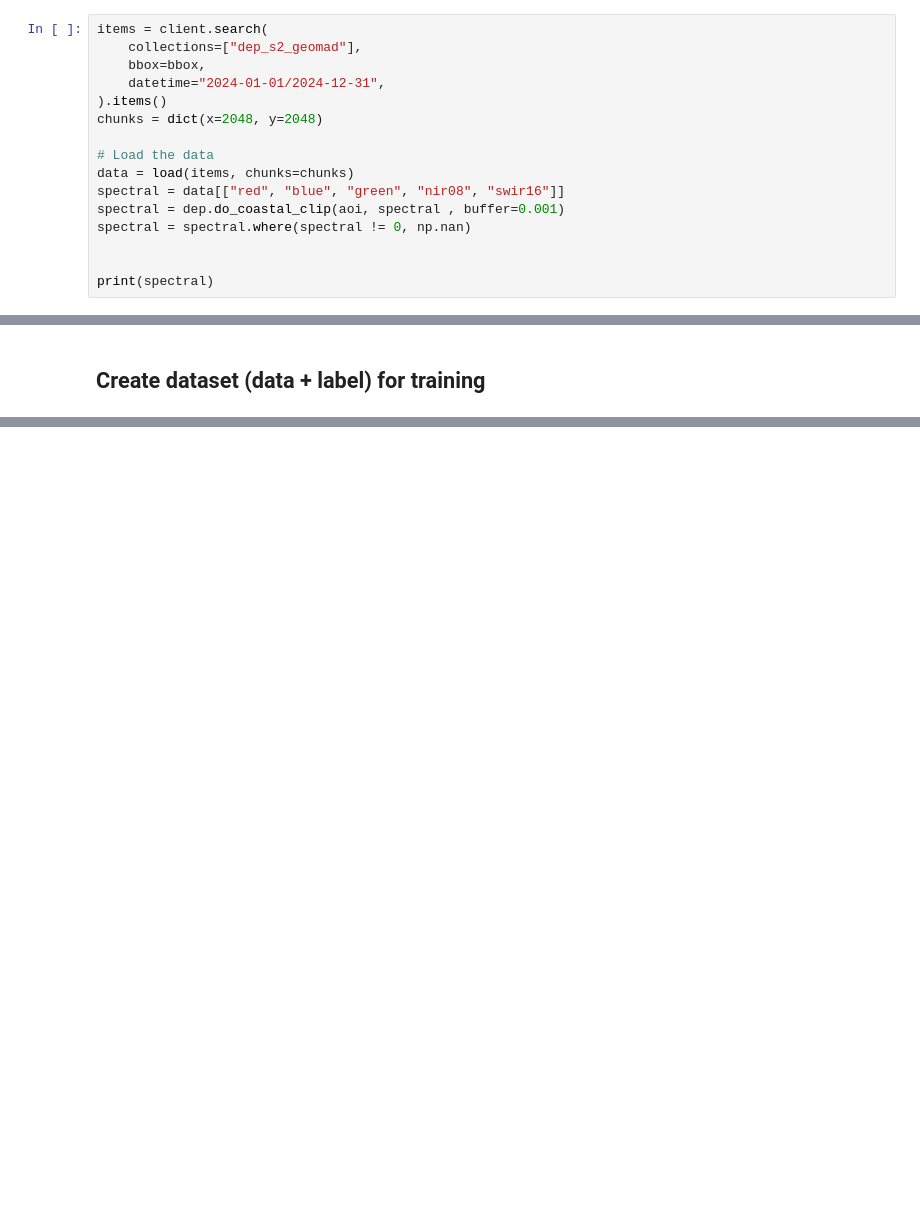
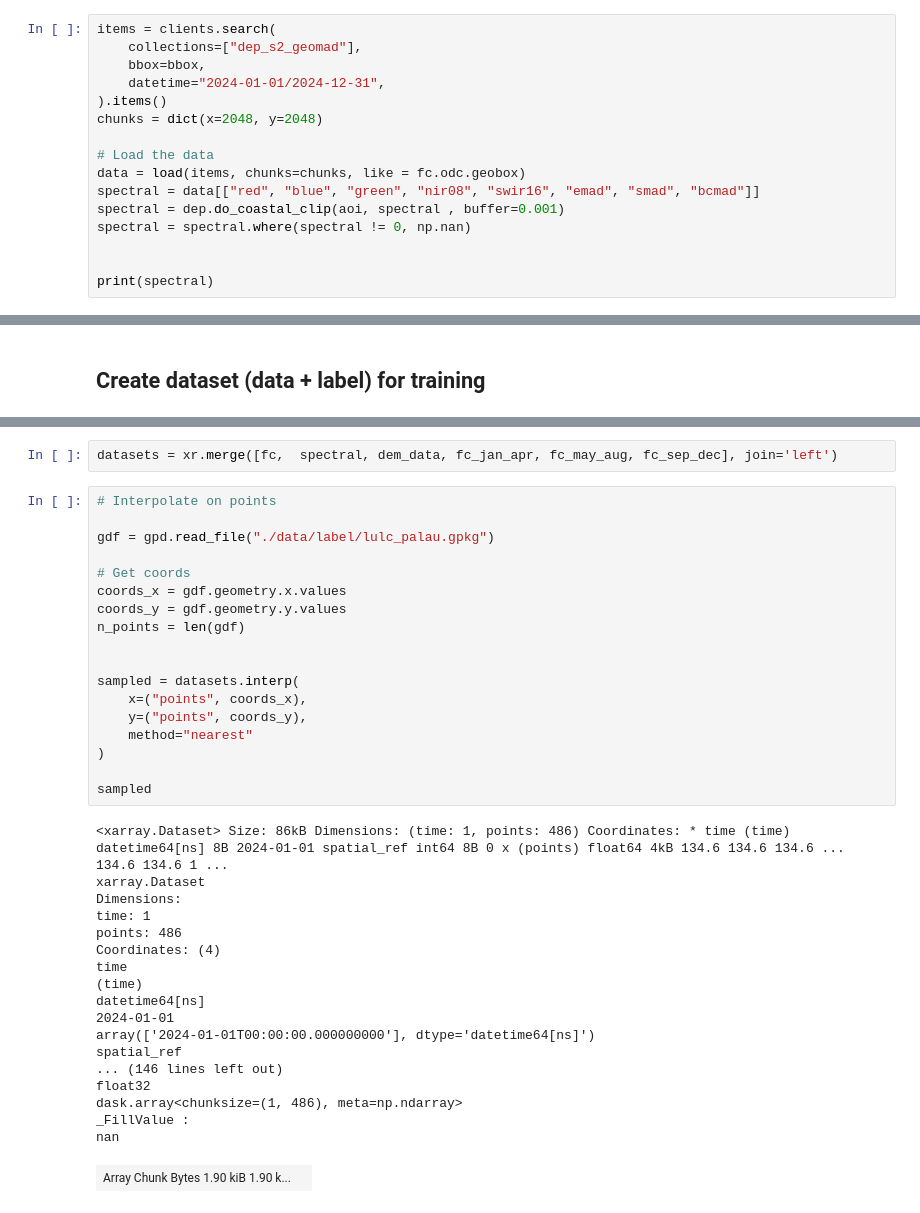
Before and after one commit to digitalearthpacific/dep-fc-applications, a Jupyter notebook: data_preparation.ipynb, the cells around one changed output, grey strips where cells are left out. Cells and saved outputs as stored; diff of their text form; blank space fills up the shorter version.

```diff
--- a/data_preparation.ipynb
+++ b/data_preparation.ipynb
@@ -196,5 +194,5 @@ Found 3 items
 # %%
-items = client.search(
+items = clients.search(
     collections=["dep_s2_geomad"],
     bbox=bbox,
     datetime="2024-01-01/2024-12-31",
@@ -202,8 +200,8 @@ items = client.search(
 chunks = dict(x=2048, y=2048)
 
 # Load the data
-data = load(items, chunks=chunks)
-spectral = data[["red", "blue", "green", "nir08", "swir16"]]
+data = load(items, chunks=chunks, like = fc.odc.geobox)
+spectral = data[["red", "blue", "green", "nir08", "swir16", "emad", "smad", "bcmad"]]
 spectral = dep.do_coastal_clip(aoi, spectral , buffer=0.001)
 spectral = spectral.where(spectral != 0, np.nan)
 
@@ -900,0 +592,39 @@ gdf_sampled.to_csv('./data/preparation/cook_dataset.csv')
+# %%
+datasets = xr.merge([fc,  spectral, dem_data, fc_jan_apr, fc_may_aug, fc_sep_dec], join='left')
+# %%
+# Interpolate on points
+
+gdf = gpd.read_file("./data/label/lulc_palau.gpkg")
+
+# Get coords
+coords_x = gdf.geometry.x.values
+coords_y = gdf.geometry.y.values
+n_points = len(gdf)
+
+
+sampled = datasets.interp(
+    x=("points", coords_x),
+    y=("points", coords_y),
+    method="nearest"
+)
+
+sampled
+# %% [output]
+<xarray.Dataset> Size: 86kB Dimensions: (time: 1, points: 486) Coordinates: * time (time) datetime64[ns] 8B 2024-01-01 spatial_ref int64 8B 0 x (points) float64 4kB 134.6 134.6 134.6 ... 134.6 134.6 1 ...
+xarray.Dataset
+Dimensions:
+time: 1
+points: 486
+Coordinates: (4)
+time
+(time)
+datetime64[ns]
+2024-01-01
+array(['2024-01-01T00:00:00.000000000'], dtype='datetime64[ns]')
+spatial_ref
+... (146 lines left out)
+float32
+dask.array<chunksize=(1, 486), meta=np.ndarray>
+_FillValue :
+nan
+| Array Chunk Bytes 1.90 kiB 1.90 k... |  |
```
Also changed, not shown: parts of 41 cells of this notebook.
